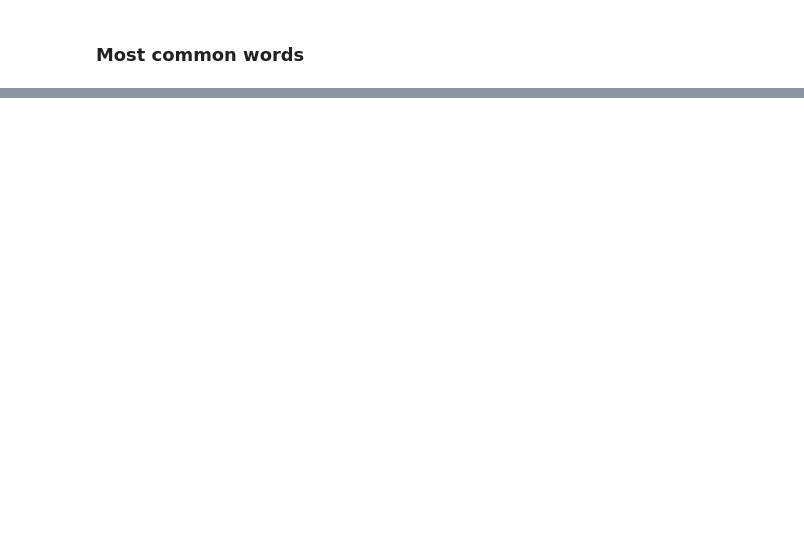
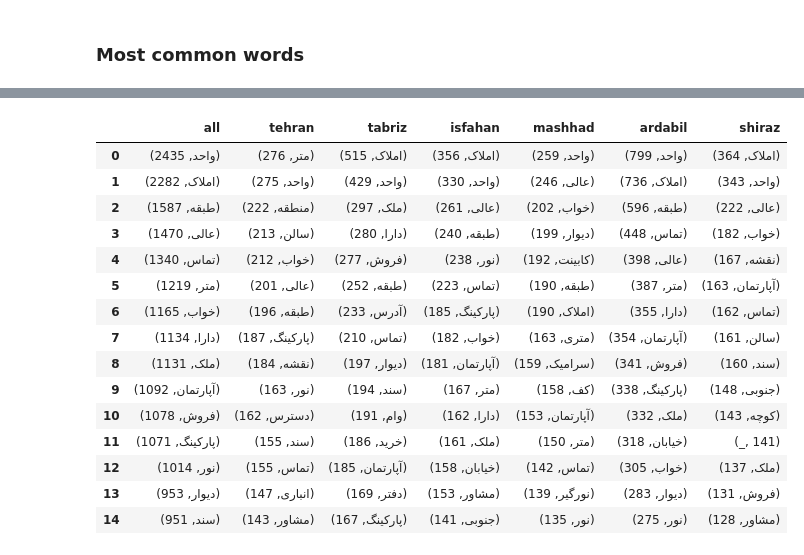
Before and after one commit to arman-aminian/divar-text-exploring, a Jupyter notebook: data exploration.ipynb, the cells around one changed output, grey strips where cells are left out. Saved outputs shown, nothing was run; the diff lists cells and outputs as text; code cells hidden in the pictures; blank space fills up the shorter version.

```diff
--- a/data exploration.ipynb
+++ b/data exploration.ipynb
@@ -291,0 +340,26 @@ n_sentences_per_city.plot(kind='bar', title='Arrests', ylabel='Mean Arrests',
+# %%
+dataframe = {}
+
+for opt in ['all', 'tehran', 'tabriz', 'isfahan', 'mashhad', 'ardabil', 'shiraz']:
+    dataframe[opt] = FreqDist(eval(F"{opt}_tokens")).most_common(50)
+
+freq_analysis = pd.DataFrame(dataframe)
+# %%
+freq_analysis.head(15)
+# %% [output]
+|  | all | tehran | tabriz | isfahan | mashhad | ardabil | shiraz |
+| 0 | (واحد, 2435) | (متر, 276) | (املاک, 515) | (املاک, 356) | (واحد, 259) | (واحد, 799) | (املاک, 364) |
+| 1 | (املاک, 2282) | (واحد, 275) | (واحد, 429) | (واحد, 330) | (عالی, 246) | (املاک, 736) | (واحد, 343) |
+| 2 | (طبقه, 1587) | (منطقه, 222) | (ملک, 297) | (عالی, 261) | (خواب, 202) | (طبقه, 596) | (عالی, 222) |
+| 3 | (عالی, 1470) | (سالن, 213) | (دارا, 280) | (طبقه, 240) | (دیوار, 199) | (تماس, 448) | (خواب, 182) |
+| 4 | (تماس, 1340) | (خواب, 212) | (فروش, 277) | (نور, 238) | (کابینت, 192) | (عالی, 398) | (نقشه, 167) |
+| 5 | (متر, 1219) | (عالی, 201) | (طبقه, 252) | (تماس, 223) | (طبقه, 190) | (متر, 387) | (آپارتمان, 163) |
+| 6 | (خواب, 1165) | (طبقه, 196) | (آدرس, 233) | (پارکینگ, 185) | (املاک, 190) | (دارا, 355) | (تماس, 162) |
+| 7 | (دارا, 1134) | (پارکینگ, 187) | (تماس, 210) | (خواب, 182) | (متری, 163) | (آپارتمان, 354) | (سالن, 161) |
+| 8 | (ملک, 1131) | (نقشه, 184) | (دیوار, 197) | (آپارتمان, 181) | (سرامیک, 159) | (فروش, 341) | (سند, 160) |
+| 9 | (آپارتمان, 1092) | (نور, 163) | (سند, 194) | (متر, 167) | (کف, 158) | (پارکینگ, 338) | (جنوبی, 148) |
+| 10 | (فروش, 1078) | (دسترس, 162) | (وام, 191) | (دارا, 162) | (آپارتمان, 153) | (ملک, 332) | (کوچه, 143) |
+| 11 | (پارکینگ, 1071) | (سند, 155) | (خرید, 186) | (ملک, 161) | (متر, 150) | (خیابان, 318) | (_, 141) |
+| 12 | (نور, 1014) | (تماس, 155) | (آپارتمان, 185) | (خیابان, 158) | (تماس, 142) | (خواب, 305) | (ملک, 137) |
+| 13 | (دیوار, 953) | (انباری, 147) | (دفتر, 169) | (مشاور, 153) | (نورگیر, 139) | (دیوار, 283) | (فروش, 131) |
+| 14 | (سند, 951) | (مشاور, 143) | (پارکینگ, 167) | (جنوبی, 141) | (نور, 135) | (نور, 275) | (مشاور, 128) |
```
Also changed, not shown: parts of 19 cells of this notebook.
